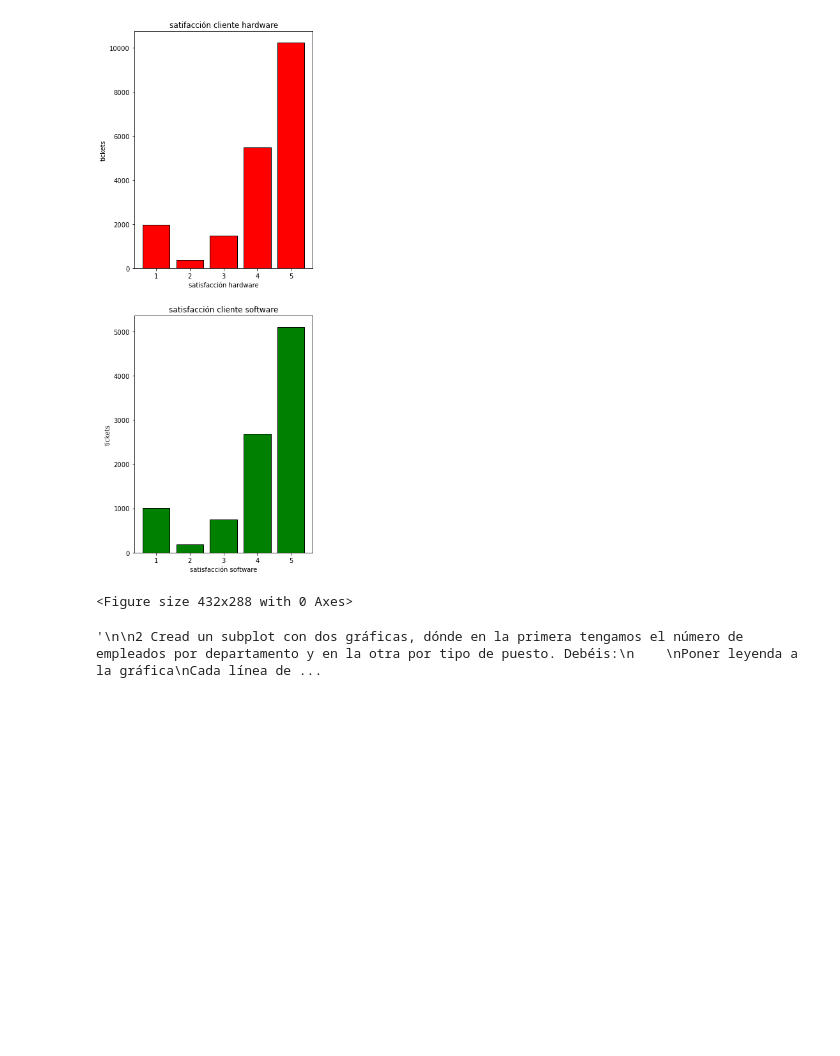
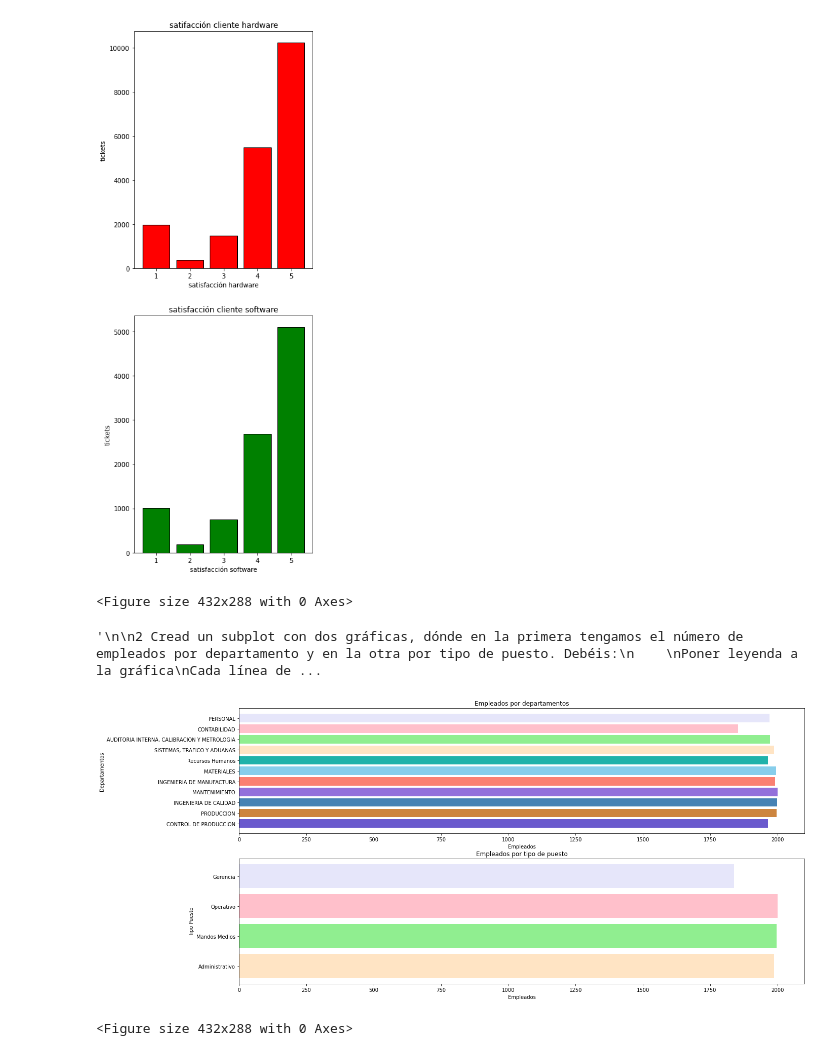
Before and after one commit to NataliaBarquin/Adalab_Pair_programming_3_numpy_pandas_visualizacion, a Jupyter notebook: pair_matplotlib_2.ipynb, the cells around one changed output. Saved outputs shown, nothing was run; the diff lists cells and outputs as text; code cells hidden in the pictures; blank space fills up the shorter version.

Commit message:
subimos actividades terminadas de visualización 2

```diff
--- a/pair_matplotlib_2.ipynb
+++ b/pair_matplotlib_2.ipynb
@@ -33,8 +33,8 @@ Cambiar el color de las barras
 # %% [output]
 '\n\n1 En la primera debéis mostrar la cantidad de tickets en función del tipo (si es Problema o Solicitud), cada subplot corresponderá a cada una de las categorías. Debéis:\n    \n Poner nombre a los ...
 # %%
-df_tickets = pd.read_csv("data/puestos_empleados.csv")
-df_tickets.head()
+df_puestos = pd.read_csv("data/puestos_empleados.csv")
+df_puestos.head()
 # %% [output]
 |  | Unnamed: 0 | Turno | ID Empleado | Apellido | Nombre | ID Puesto | Email | Unnamed: 0.1 | Puesto | ... |
 | 0 | 0 | A | 6 | VILLA | JESUS | 50-32200 | jesus.villa@tractchun.com | 52 | Comprador de Materiales | ... |
@@ -253,0 +237,25 @@ plt.show()
+# %%
+fig,ax = plt.subplots(2,1 , figsize = (20,10) )
+plt.figure()
+
+colores_dep = {"PERSONAL": "lavender", "CONTABILIDAD":"pink", "AUDITORIA INTERNA, CALIBRACION Y METROLOGIA": "lightgreen", "SISTEMAS, TRAFICO Y ADUANAS": "bisque", "Recursos Humanos" : "lightseagreen", "MATERIALES": "skyblue" , "INGENIERIA DE MANUFACTURA": "salmon", "MANTENIMIENTO": "mediumpurple", "INGENIERIA DE CALIDAD": "steelblue", "PRODUCCION" :"peru", "CONTROL DE PRODUCCION" : "slateblue"}
+colores_puest = {"Gerencia": "lavender", "Operativo":"pink", "Mandos Medios": "lightgreen", "Administrativo": "bisque"}
+
+
+
+ax[0].barh(df_puestos['Departamento'],df_puestos['ID Empleado'], color = df_puestos["Departamento"].map(colores_dep))
+ax[1].barh(df_puestos['Tipo Puesto'],df_puestos['ID Empleado'], color = df_puestos["Tipo Puesto"].map(colores_puest))
+
+ax[0].set_title("Empleados por departamentos")
+ax[1].set_title("Empleados por tipo de puesto")
+
+ax[0].set_xlabel("Empleados")
+ax[0].set_ylabel("Departamentos")
+
+ax[1].set_xlabel("Empleados")
+ax[1].set_ylabel("Tipo Puesto")
+
+plt.show()
+# %% [output]
+[figure, added]
+<Figure size 432x288 with 0 Axes>
```
Also changed, not shown: parts of 2 cells of this notebook, 3 other files.
